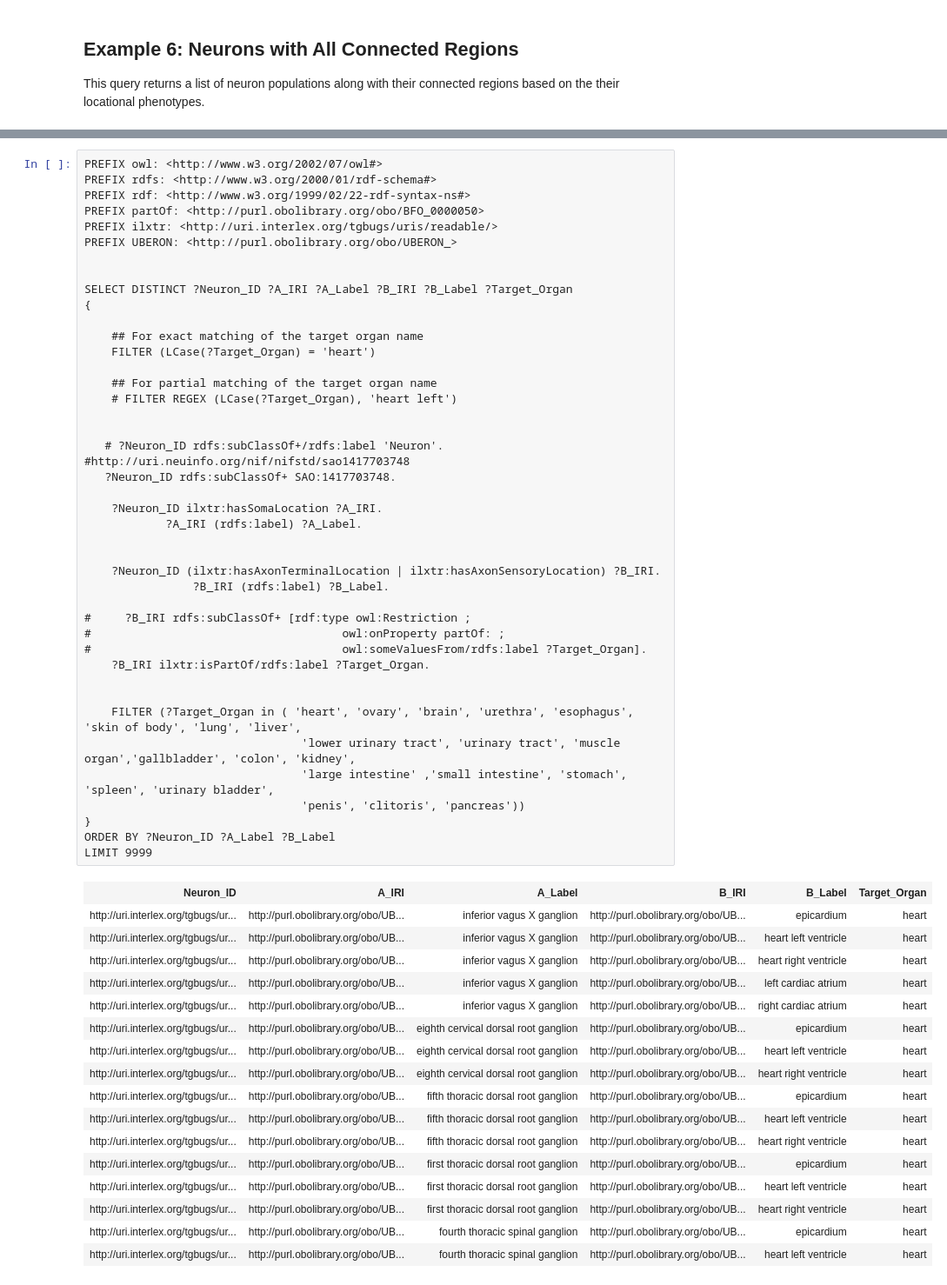
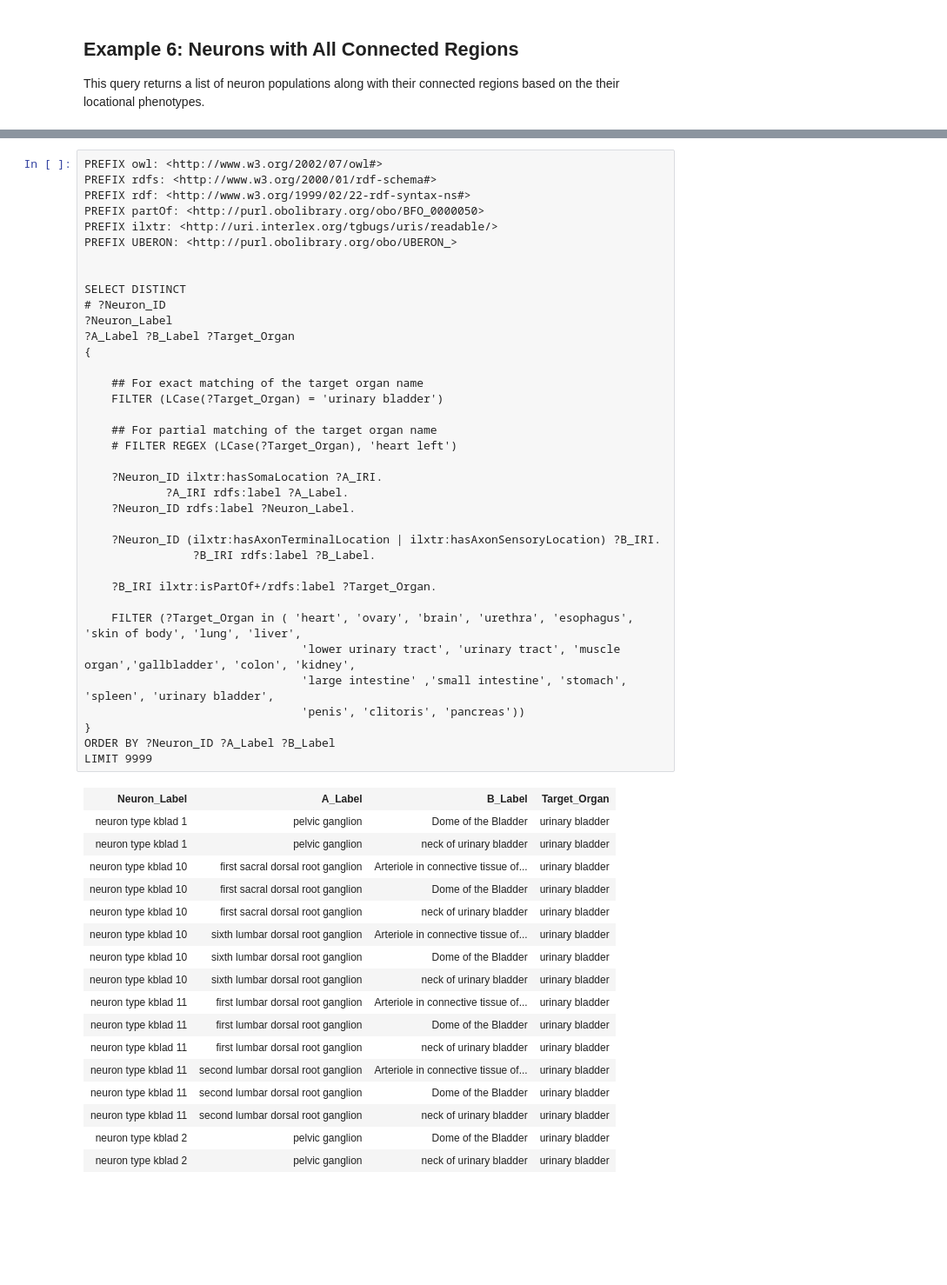
Before and after one commit to SciCrunch/sckan-query-examples, a Jupyter notebook: example-queries/sckan-sparql-query-examples.ipynb, the cells around one changed output, grey strips where cells are left out. Shown at 87% size. Cells and saved outputs as stored; diff of their text form; blank space fills up the shorter version.

```diff
--- a/example-queries/sckan-sparql-query-examples.ipynb
+++ b/example-queries/sckan-sparql-query-examples.ipynb
@@ -619,60 +675,55 @@ We often want to know list the neuron populations based on their targets in majo
 # %%
 PREFIX owl: <http://www.w3.org/2002/07/owl#>
 PREFIX rdfs: <http://www.w3.org/2000/01/rdf-schema#>
 PREFIX rdf: <http://www.w3.org/1999/02/22-rdf-syntax-ns#>
 PREFIX partOf: <http://purl.obolibrary.org/obo/BFO_0000050>
 PREFIX ilxtr: <http://uri.interlex.org/tgbugs/uris/readable/>
 PREFIX UBERON: <http://purl.obolibrary.org/obo/UBERON_>
 
 
-SELECT DISTINCT ?Neuron_ID ?A_IRI ?A_Label ?B_IRI ?B_Label ?Target_Organ
+SELECT DISTINCT
+# ?Neuron_ID
+?Neuron_Label
+?A_Label ?B_Label ?Target_Organ
 {
 
     ## For exact matching of the target organ name
-    FILTER (LCase(?Target_Organ) = 'heart')
+    FILTER (LCase(?Target_Organ) = 'urinary bladder')
 
     ## For partial matching of the target organ name
     # FILTER REGEX (LCase(?Target_Organ), 'heart left')
 
-
-   # ?Neuron_ID rdfs:subClassOf+/rdfs:label 'Neuron'. #http://uri.neuinfo.org/nif/nifstd/sao1417703748
-   ?Neuron_ID rdfs:subClassOf+ SAO:1417703748.
-
     ?Neuron_ID ilxtr:hasSomaLocation ?A_IRI.
-            ?A_IRI (rdfs:label) ?A_Label.
-
+            ?A_IRI rdfs:label ?A_Label.
+    ?Neuron_ID rdfs:label ?Neuron_Label.
 
     ?Neuron_ID (ilxtr:hasAxonTerminalLocation | ilxtr:hasAxonSensoryLocation) ?B_IRI.
-                ?B_IRI (rdfs:label) ?B_Label.
+                ?B_IRI rdfs:label ?B_Label.
 
-#     ?B_IRI rdfs:subClassOf+ [rdf:type owl:Restriction ;
-#                                     owl:onProperty partOf: ;
-#                                     owl:someValuesFrom/rdfs:label ?Target_Organ].
-    ?B_IRI ilxtr:isPartOf/rdfs:label ?Target_Organ.
-
+    ?B_IRI ilxtr:isPartOf+/rdfs:label ?Target_Organ.
 
     FILTER (?Target_Organ in ( 'heart', 'ovary', 'brain', 'urethra', 'esophagus', 'skin of body', 'lung', 'liver',
                                 'lower urinary tract', 'urinary tract', 'muscle organ','gallbladder', 'colon', 'kidney',
                                 'large intestine' ,'small intestine', 'stomach', 'spleen', 'urinary bladder',
                                 'penis', 'clitoris', 'pancreas'))
 }
 ORDER BY ?Neuron_ID ?A_Label ?B_Label
 LIMIT 9999
 # %% [output]
-| Neuron_ID | A_IRI | A_Label | B_IRI | B_Label | Target_Organ |
-| http://uri.interlex.org/tgbugs/ur... | http://purl.obolibrary.org/obo/UB... | inferior vagus X ganglion | http://purl.obolibrary.org/obo/UB... | epicardium | heart |
-| http://uri.interlex.org/tgbugs/ur... | http://purl.obolibrary.org/obo/UB... | inferior vagus X ganglion | http://purl.obolibrary.org/obo/UB... | heart left ventricle | heart |
-| http://uri.interlex.org/tgbugs/ur... | http://purl.obolibrary.org/obo/UB... | inferior vagus X ganglion | http://purl.obolibrary.org/obo/UB... | heart right ventricle | heart |
-| http://uri.interlex.org/tgbugs/ur... | http://purl.obolibrary.org/obo/UB... | inferior vagus X ganglion | http://purl.obolibrary.org/obo/UB... | left cardiac atrium | heart |
-| http://uri.interlex.org/tgbugs/ur... | http://purl.obolibrary.org/obo/UB... | inferior vagus X ganglion | http://purl.obolibrary.org/obo/UB... | right cardiac atrium | heart |
-| http://uri.interlex.org/tgbugs/ur... | http://purl.obolibrary.org/obo/UB... | eighth cervical dorsal root ganglion | http://purl.obolibrary.org/obo/UB... | epicardium | heart |
-| http://uri.interlex.org/tgbugs/ur... | http://purl.obolibrary.org/obo/UB... | eighth cervical dorsal root ganglion | http://purl.obolibrary.org/obo/UB... | heart left ventricle | heart |
-| http://uri.interlex.org/tgbugs/ur... | http://purl.obolibrary.org/obo/UB... | eighth cervical dorsal root ganglion | http://purl.obolibrary.org/obo/UB... | heart right ventricle | heart |
-| http://uri.interlex.org/tgbugs/ur... | http://purl.obolibrary.org/obo/UB... | fifth thoracic dorsal root ganglion | http://purl.obolibrary.org/obo/UB... | epicardium | heart |
-| http://uri.interlex.org/tgbugs/ur... | http://purl.obolibrary.org/obo/UB... | fifth thoracic dorsal root ganglion | http://purl.obolibrary.org/obo/UB... | heart left ventricle | heart |
-| http://uri.interlex.org/tgbugs/ur... | http://purl.obolibrary.org/obo/UB... | fifth thoracic dorsal root ganglion | http://purl.obolibrary.org/obo/UB... | heart right ventricle | heart |
-| http://uri.interlex.org/tgbugs/ur... | http://purl.obolibrary.org/obo/UB... | first thoracic dorsal root ganglion | http://purl.obolibrary.org/obo/UB... | epicardium | heart |
-| http://uri.interlex.org/tgbugs/ur... | http://purl.obolibrary.org/obo/UB... | first thoracic dorsal root ganglion | http://purl.obolibrary.org/obo/UB... | heart left ventricle | heart |
-| http://uri.interlex.org/tgbugs/ur... | http://purl.obolibrary.org/obo/UB... | first thoracic dorsal root ganglion | http://purl.obolibrary.org/obo/UB... | heart right ventricle | heart |
-| http://uri.interlex.org/tgbugs/ur... | http://purl.obolibrary.org/obo/UB... | fourth thoracic spinal ganglion | http://purl.obolibrary.org/obo/UB... | epicardium | heart |
-| http://uri.interlex.org/tgbugs/ur... | http://purl.obolibrary.org/obo/UB... | fourth thoracic spinal ganglion | http://purl.obolibrary.org/obo/UB... | heart left ventricle | heart |
+| Neuron_Label | A_Label | B_Label | Target_Organ |
+| neuron type kblad 1 | pelvic ganglion | Dome of the Bladder | urinary bladder |
+| neuron type kblad 1 | pelvic ganglion | neck of urinary bladder | urinary bladder |
+| neuron type kblad 10 | first sacral dorsal root ganglion | Arteriole in connective tissue of... | urinary bladder |
+| neuron type kblad 10 | first sacral dorsal root ganglion | Dome of the Bladder | urinary bladder |
+| neuron type kblad 10 | first sacral dorsal root ganglion | neck of urinary bladder | urinary bladder |
+| neuron type kblad 10 | sixth lumbar dorsal root ganglion | Arteriole in connective tissue of... | urinary bladder |
+| neuron type kblad 10 | sixth lumbar dorsal root ganglion | Dome of the Bladder | urinary bladder |
+| neuron type kblad 10 | sixth lumbar dorsal root ganglion | neck of urinary bladder | urinary bladder |
+| neuron type kblad 11 | first lumbar dorsal root ganglion | Arteriole in connective tissue of... | urinary bladder |
+| neuron type kblad 11 | first lumbar dorsal root ganglion | Dome of the Bladder | urinary bladder |
+| neuron type kblad 11 | first lumbar dorsal root ganglion | neck of urinary bladder | urinary bladder |
+| neuron type kblad 11 | second lumbar dorsal root ganglion | Arteriole in connective tissue of... | urinary bladder |
+| neuron type kblad 11 | second lumbar dorsal root ganglion | Dome of the Bladder | urinary bladder |
+| neuron type kblad 11 | second lumbar dorsal root ganglion | neck of urinary bladder | urinary bladder |
+| neuron type kblad 2 | pelvic ganglion | Dome of the Bladder | urinary bladder |
+| neuron type kblad 2 | pelvic ganglion | neck of urinary bladder | urinary bladder |
```
Also changed, not shown: parts of 12 cells of this notebook.
